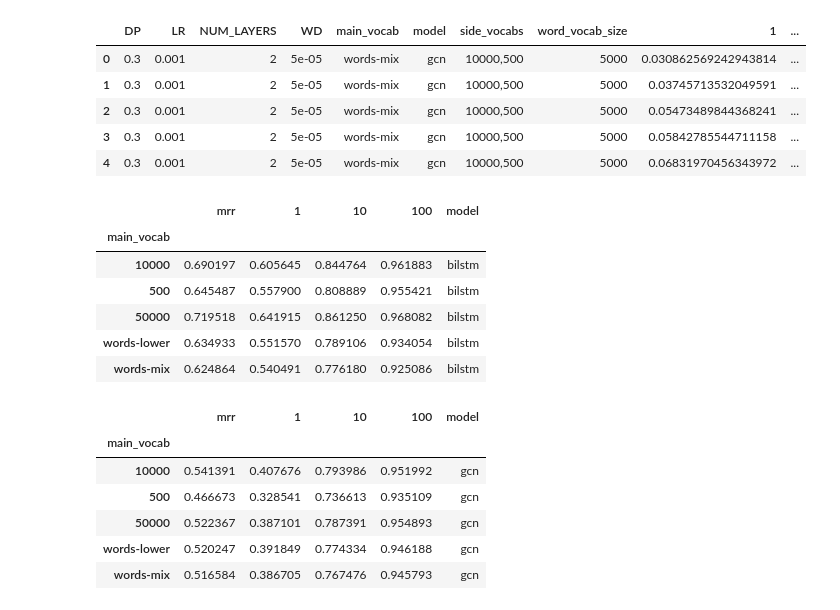
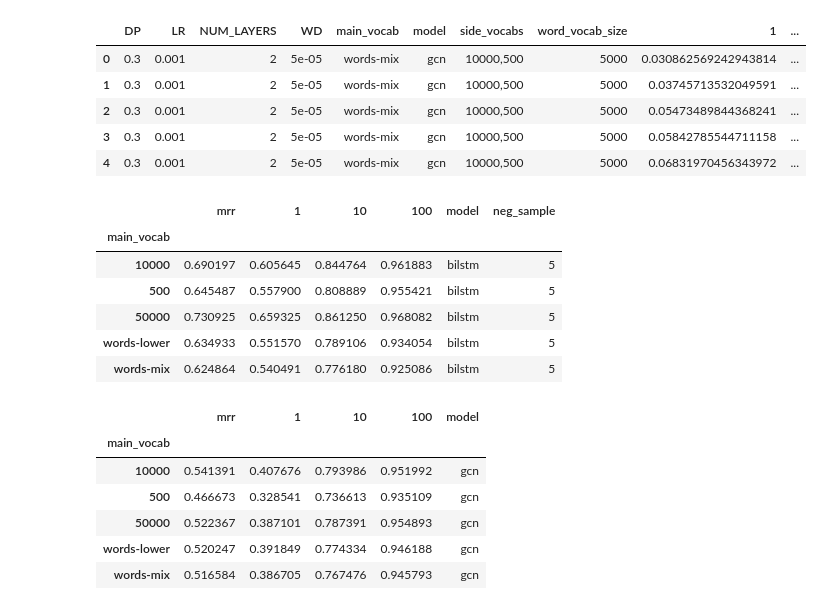
Before and after one commit to rohitg1594/GNN-Semantic-Similarity, a Jupyter notebook: nbooks/Grid Search Results.ipynb, the cells around one changed output. Cells and saved outputs as stored; diff of their text form; code cells hidden in the pictures.

```diff
--- a/nbooks/Grid Search Results.ipynb
+++ b/nbooks/Grid Search Results.ipynb
@@ -20,2 +9,0 @@ tensor([[-1.0832,  0.2328,  1.0506, -0.2467],
-# %%
-m = torch.tensor([0,0,1,1,0])
@@ -438,16 +418,21 @@ df.head()
 | 2 | 0.3 | 0.001 | 2 | 5e-05 | words-mix | gcn | 10000,500 | 5000 | 0.05473489844368241 | ... |
 | 3 | 0.3 | 0.001 | 2 | 5e-05 | words-mix | gcn | 10000,500 | 5000 | 0.05842785544711158 | ... |
 | 4 | 0.3 | 0.001 | 2 | 5e-05 | words-mix | gcn | 10000,500 | 5000 | 0.06831970456343972 | ... |
+# %%
+df['neg_sample'] = df['neg_sample'].astype('int32')
+df_gcn['neg_sample'] = df_gcn['neg_sample'].astype('int32')
+df_gcn_mean_main['neg_sample'] = df_gcn_mean_main['neg_sample'].astype('int32')
+df_bilstm['neg_sample'] = df_bilstm['neg_sample'].astype('int32')
 # %%
-df_bilstm.groupby(['main_vocab']).max()[metrics + ['model']]
+df_bilstm.groupby(['main_vocab']).max()[metrics + ['model', 'neg_sample']]
 # %% [output]
-|  | mrr | 1 | 10 | 100 | model |
-| main_vocab |  |  |  |  |  |
-| 10000 | 0.690197 | 0.605645 | 0.844764 | 0.961883 | bilstm |
-| 500 | 0.645487 | 0.557900 | 0.808889 | 0.955421 | bilstm |
-| 50000 | 0.719518 | 0.641915 | 0.861250 | 0.968082 | bilstm |
-| words-lower | 0.634933 | 0.551570 | 0.789106 | 0.934054 | bilstm |
-| words-mix | 0.624864 | 0.540491 | 0.776180 | 0.925086 | bilstm |
+|  | mrr | 1 | 10 | 100 | model | neg_sample |
+| main_vocab |  |  |  |  |  |  |
+| 10000 | 0.690197 | 0.605645 | 0.844764 | 0.961883 | bilstm | 5 |
+| 500 | 0.645487 | 0.557900 | 0.808889 | 0.955421 | bilstm | 5 |
+| 50000 | 0.730925 | 0.659325 | 0.861250 | 0.968082 | bilstm | 5 |
+| words-lower | 0.634933 | 0.551570 | 0.789106 | 0.934054 | bilstm | 5 |
+| words-mix | 0.624864 | 0.540491 | 0.776180 | 0.925086 | bilstm | 5 |
 # %%
 df_gcn.groupby(['main_vocab']).max()[metrics + ['model']]
 # %% [output]
```
Also changed, not shown: parts of 16 cells of this notebook, 7 other files.
